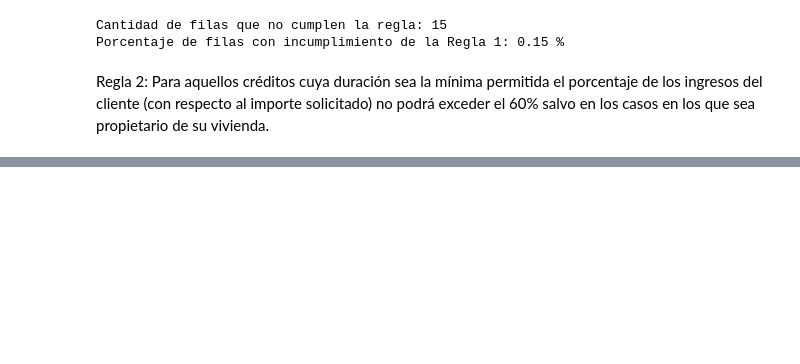
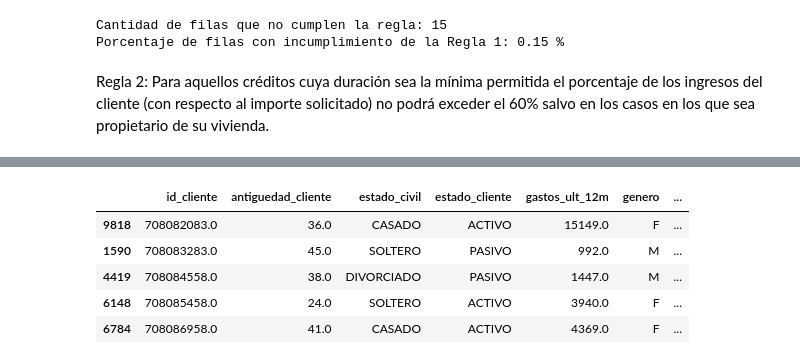
Before and after one commit to Jordy98CL/viu-13mbid, a Jupyter notebook: notebooks/01-Comprension_datos/Verificacion-calidad.ipynb, the cells around one changed output, grey strips where cells are left out. Drawn from its saved outputs; the diff is of its cells as text; code cells hidden in the pictures; blank space fills up the shorter version.

```diff
--- a/notebooks/01-Comprension_datos/Verificacion-calidad.ipynb
+++ b/notebooks/01-Comprension_datos/Verificacion-calidad.ipynb
@@ -944,0 +964,9 @@ Porcentaje de filas con incumplimiento de la Regla 2: 0.07 %
+# %%
+df_tarjetas.head()
+# %% [output]
+|  | id_cliente | antiguedad_cliente | estado_civil | estado_cliente | gastos_ult_12m | genero | ... |
+| 9818 | 708082083.0 | 36.0 | CASADO | ACTIVO | 15149.0 | F | ... |
+| 1590 | 708083283.0 | 45.0 | SOLTERO | PASIVO | 992.0 | M | ... |
+| 4419 | 708084558.0 | 38.0 | DIVORCIADO | PASIVO | 1447.0 | M | ... |
+| 6148 | 708085458.0 | 24.0 | SOLTERO | ACTIVO | 3940.0 | F | ... |
+| 6784 | 708086958.0 | 41.0 | CASADO | ACTIVO | 4369.0 | F | ... |
```
Also changed, not shown: parts of 12 cells of this notebook, 1 other file.
